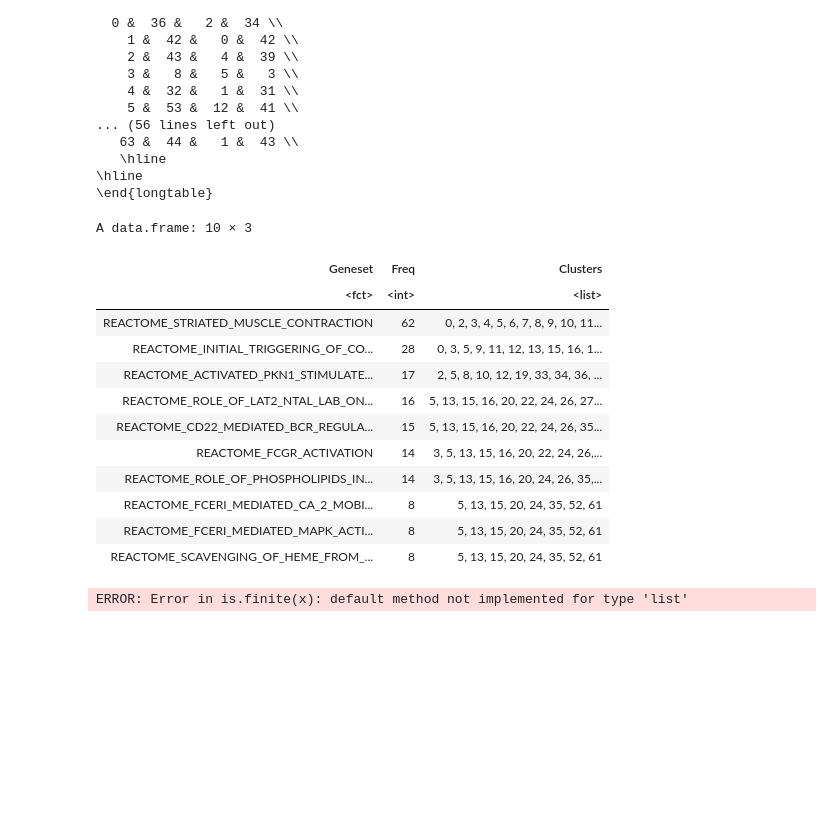
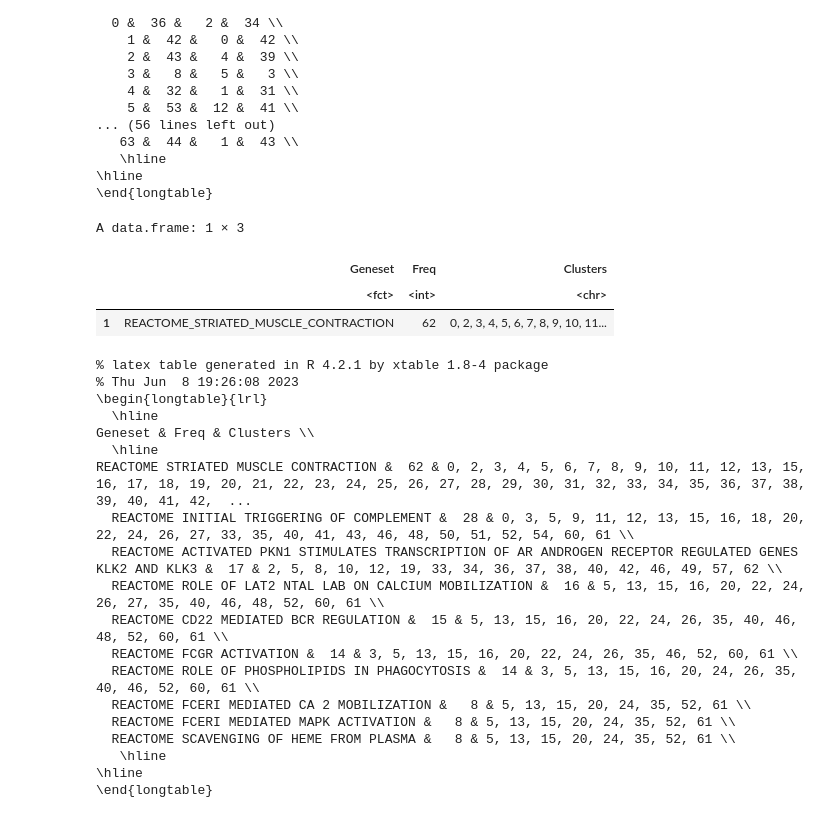
Before and after one commit to fstrijth/Functional-genomics-Karolien-Daan-Fien, a Jupyter notebook: Project_BINF_F402_group_2_R.ipynb, the cells around one changed output. Cells and saved outputs as stored; diff of their text form; code cells hidden in the pictures; blank space fills up the shorter version.

Commit message:
3.2 - make table latex friendly

```diff
--- a/Project_BINF_F402_group_2_R.ipynb
+++ b/Project_BINF_F402_group_2_R.ipynb
@@ -1579,41 +1579,51 @@ Cluster & Total & Upregulated & Downregulated \\
 # %%
 Geneset = NULL
 clusters = (0:63)[-15]
 for (x in upregulated) {
     Geneset = c(Geneset, x$x)
 }
 table = as.data.frame(sort(table(Geneset), decreasing=TRUE)[1:10])
 table[,"Clusters"] = NA
 for (i in 1:nrow(table)) {
     set = table[i,]$Geneset
     j = 1
     cl = c()
     for (up in upregulated) {
         if (set %in% up$x) {
             cl = c(cl, clusters[j])
         }
         j = j+1
     }
-    table[i,]$Clusters = I(list(cl))
+    table[i,]$Clusters = I(paste(cl, collapse=", "))
 }
-table
+table[1,]
 # %% [output]
-A data.frame: 10 × 3
+A data.frame: 1 × 3
-| Geneset | Freq | Clusters |
-| <fct> | <int> | <list> |
-| REACTOME_STRIATED_MUSCLE_CONTRACTION | 62 | 0, 2, 3, 4, 5, 6, 7, 8, 9, 10, 11... |
-| REACTOME_INITIAL_TRIGGERING_OF_CO... | 28 | 0, 3, 5, 9, 11, 12, 13, 15, 16, 1... |
-| REACTOME_ACTIVATED_PKN1_STIMULATE... | 17 | 2, 5, 8, 10, 12, 19, 33, 34, 36, ... |
-| REACTOME_ROLE_OF_LAT2_NTAL_LAB_ON... | 16 | 5, 13, 15, 16, 20, 22, 24, 26, 27... |
-| REACTOME_CD22_MEDIATED_BCR_REGULA... | 15 | 5, 13, 15, 16, 20, 22, 24, 26, 35... |
-| REACTOME_FCGR_ACTIVATION | 14 | 3, 5, 13, 15, 16, 20, 22, 24, 26,... |
-| REACTOME_ROLE_OF_PHOSPHOLIPIDS_IN... | 14 | 3, 5, 13, 15, 16, 20, 24, 26, 35,... |
-| REACTOME_FCERI_MEDIATED_CA_2_MOBI... | 8 | 5, 13, 15, 20, 24, 35, 52, 61 |
-| REACTOME_FCERI_MEDIATED_MAPK_ACTI... | 8 | 5, 13, 15, 20, 24, 35, 52, 61 |
-| REACTOME_SCAVENGING_OF_HEME_FROM_... | 8 | 5, 13, 15, 20, 24, 35, 52, 61 |
+|  | Geneset | Freq | Clusters |
+|  | <fct> | <int> | <chr> |
+| 1 | REACTOME_STRIATED_MUSCLE_CONTRACTION | 62 | 0, 2, 3, 4, 5, 6, 7, 8, 9, 10, 11... |
 # %%
 #Latex
+table$Geneset = gsub("_", " ", as.character(table$Geneset))
 up_latex = xtable(table)
 print.xtable(up_latex, tabular.environment="longtable", floating = FALSE,include.rownames = FALSE)
 # %% [output]
-ERROR: Error in is.finite(x): default method not implemented for type 'list'
+% latex table generated in R 4.2.1 by xtable 1.8-4 package
+% Thu Jun  8 19:26:08 2023
+\begin{longtable}{lrl}
+  \hline
+Geneset & Freq & Clusters \\
+  \hline
+REACTOME STRIATED MUSCLE CONTRACTION &  62 & 0, 2, 3, 4, 5, 6, 7, 8, 9, 10, 11, 12, 13, 15, 16, 17, 18, 19, 20, 21, 22, 23, 24, 25, 26, 27, 28, 29, 30, 31, 32, 33, 34, 35, 36, 37, 38, 39, 40, 41, 42,  ...
+  REACTOME INITIAL TRIGGERING OF COMPLEMENT &  28 & 0, 3, 5, 9, 11, 12, 13, 15, 16, 18, 20, 22, 24, 26, 27, 33, 35, 40, 41, 43, 46, 48, 50, 51, 52, 54, 60, 61 \\
+  REACTOME ACTIVATED PKN1 STIMULATES TRANSCRIPTION OF AR ANDROGEN RECEPTOR REGULATED GENES KLK2 AND KLK3 &  17 & 2, 5, 8, 10, 12, 19, 33, 34, 36, 37, 38, 40, 42, 46, 49, 57, 62 \\
+  REACTOME ROLE OF LAT2 NTAL LAB ON CALCIUM MOBILIZATION &  16 & 5, 13, 15, 16, 20, 22, 24, 26, 27, 35, 40, 46, 48, 52, 60, 61 \\
+  REACTOME CD22 MEDIATED BCR REGULATION &  15 & 5, 13, 15, 16, 20, 22, 24, 26, 35, 40, 46, 48, 52, 60, 61 \\
+  REACTOME FCGR ACTIVATION &  14 & 3, 5, 13, 15, 16, 20, 22, 24, 26, 35, 46, 52, 60, 61 \\
+  REACTOME ROLE OF PHOSPHOLIPIDS IN PHAGOCYTOSIS &  14 & 3, 5, 13, 15, 16, 20, 24, 26, 35, 40, 46, 52, 60, 61 \\
+  REACTOME FCERI MEDIATED CA 2 MOBILIZATION &   8 & 5, 13, 15, 20, 24, 35, 52, 61 \\
+  REACTOME FCERI MEDIATED MAPK ACTIVATION &   8 & 5, 13, 15, 20, 24, 35, 52, 61 \\
+  REACTOME SCAVENGING OF HEME FROM PLASMA &   8 & 5, 13, 15, 20, 24, 35, 52, 61 \\
+   \hline
+\hline
+\end{longtable}
```
